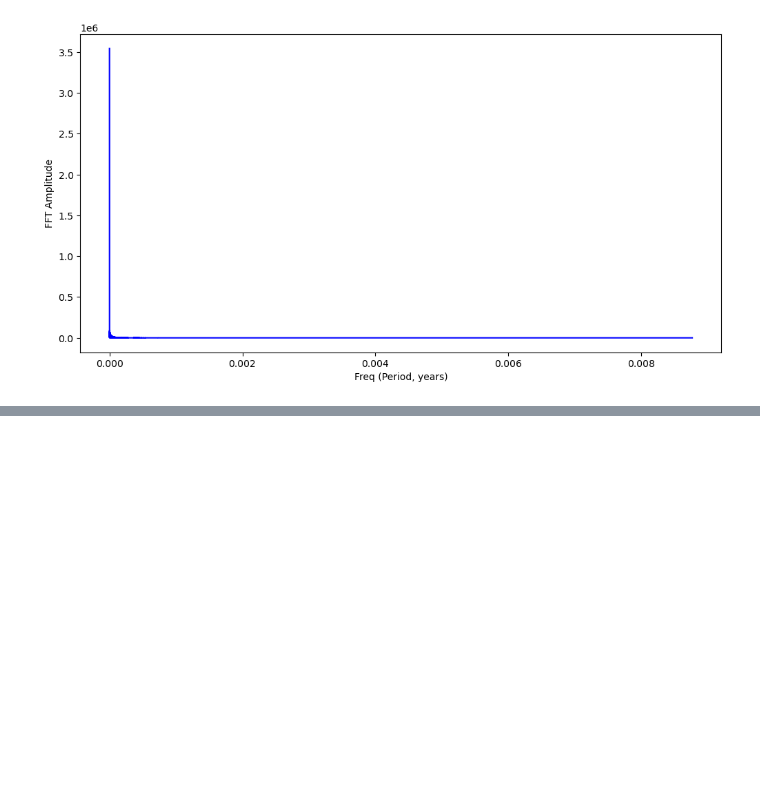
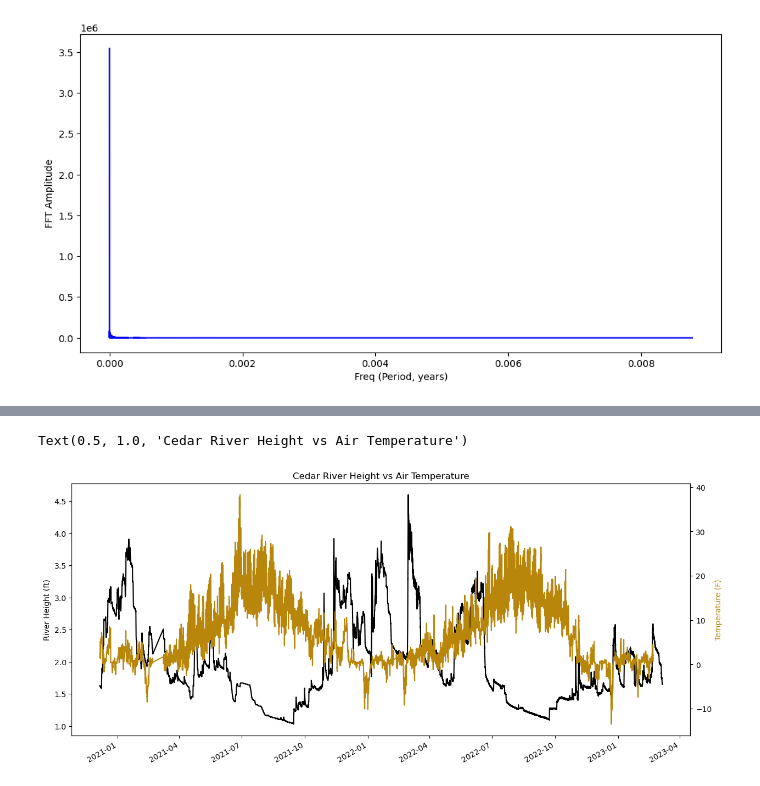
Before and after one commit to tydunn1/Nooksack_River_Analysis, a Jupyter notebook: Final.ipynb, the cells around one changed output, grey strips where cells are left out. Saved outputs shown, nothing was run; the diff lists cells and outputs as text; code cells hidden in the pictures; blank space fills up the shorter version.

```diff
--- a/Final.ipynb
+++ b/Final.ipynb
@@ -155,3 +155,7 @@ plt.ylabel('FFT Amplitude')
 # %% [output]
 Text(0, 0.5, 'FFT Amplitude')
 [figure]
+# %%
+cr_df = pd.read_csv("CSVs/cedar_river_height_airtemp.csv", parse_dates = [1])
+cr_df.set_index('Date_Time')
+cr_df
@@ -157,0 +176,16 @@ Text(0, 0.5, 'FFT Amplitude')
+# %%
+fig, axes = plt.subplots(figsize = (12, 6))
+ax0 = axes
+fig.tight_layout() # add spacing between plots
+
+axes.plot(cr_df.Date_Time, cr_df.Height_ft, color = 'black')
+ax0 = cr_df.plot(x = 'Date_Time', y = 'Air_Temp_C', ax = axes, secondary_y = True, color = 'darkgoldenrod')
+axes.set_ylabel('River Height (ft)')
+ax0.set_ylabel('Temperature (F)', color = 'darkgoldenrod') # secondary axis
+axes.set_xlabel('')
+axes.get_legend().remove()
+
+axes.set_title('Cedar River Height vs Air Temperature')
+# %% [output]
+Text(0.5, 1.0, 'Cedar River Height vs Air Temperature')
+[figure, added]
```
Also changed, not shown: parts of 2 cells of this notebook, 7 other files.
